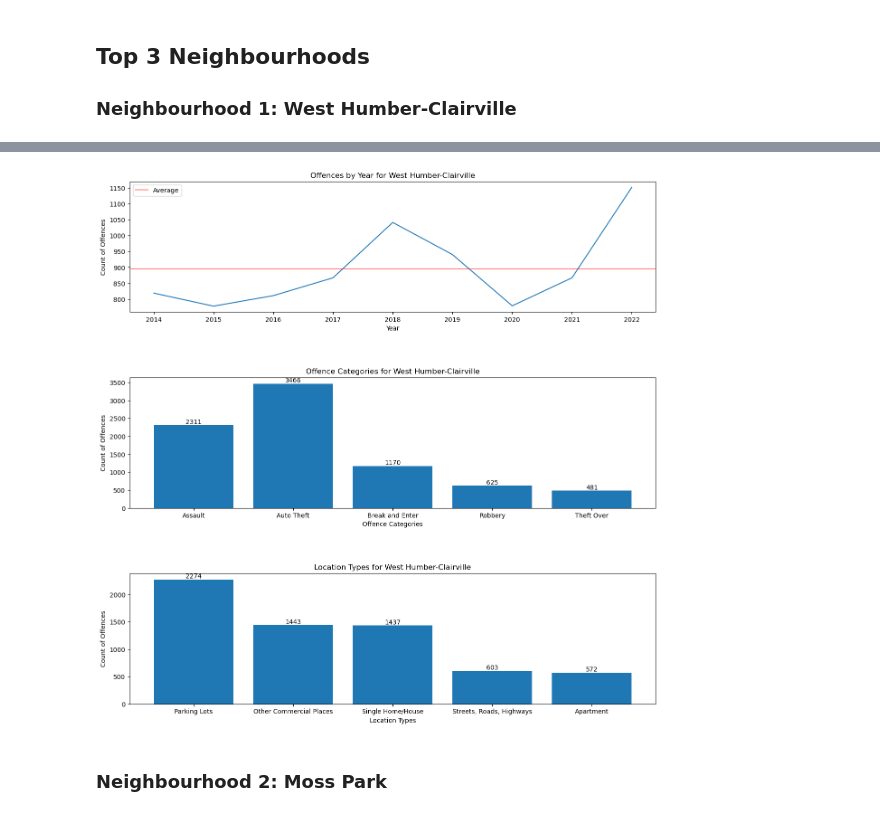
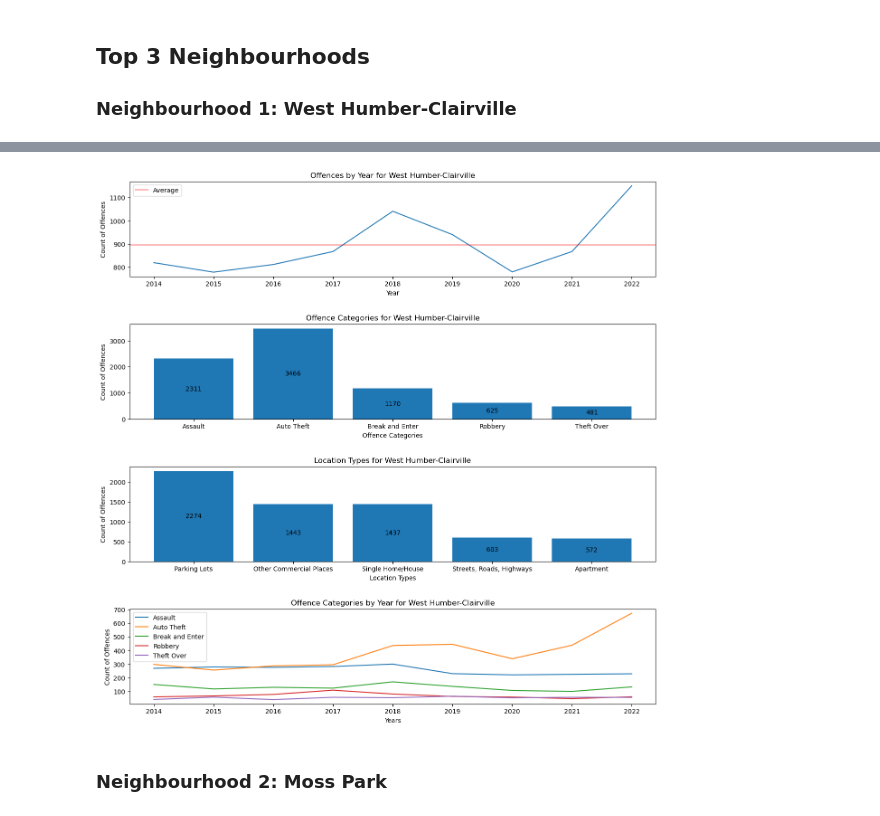
Before and after one commit to fannysigouin/project1, a Jupyter notebook: question_3/q3_all_years.ipynb, the cells around one changed output, grey strips where cells are left out. Cells and saved outputs as stored; diff of their text form; code cells hidden in the pictures.

Commit message:
working on q3 overall analysis of neighbourhoods

```diff
--- a/question_3/q3_all_years.ipynb
+++ b/question_3/q3_all_years.ipynb
@@ -196,10 +194,11 @@ renamed_locations = {'Other Commercial / Corporate Places (For Profit, Warehouse
 # %%
 #Define function to generate plot of MCI categories by year for each neighbourhood
 def hood_plots(df, hood):
-    #Set figure with 3 rows and 1 column to have 3 different plots
-    fig, ax = plt.subplots(nrows = 3, ncols = 1)
+    #Set figure with 3 rows and 1 column to have 4 different plots
+    fig, ax = plt.subplots(nrows = 4, ncols = 1)
     #Set figure size using rcParams (https://saturncloud.io/blog/understanding-and-troubleshooting-figsize-in-matplotlib/)
     plt.rcParams['figure.figsize'] = (15, 15)
+
     #First dataframe: offences by year
     #Group by year and get count of offences
     hood_year = df.groupby('OCC_YEAR', as_index = False)['MCI_CATEGORY'].count()
@@ -212,36 +211,59 @@ def hood_plots(df, hood):
     ax[0].set_xlabel('Year')
     ax[0].set_ylabel('Count of Offences')
     ax[0].legend(loc = 'best')
+
     #Second dataframe: offence categories
     #Group by MCI category and get the count of offences
     hood_category = df.groupby('MCI_CATEGORY')['EVENT_UNIQUE_ID'].count()
     #Create second plot ax[1], set title and axis labels and set bar labels to show counts on the plot
     category = ax[1].bar(hood_category.index, hood_category.values)
     ax[1].set_title(f'Offence Categories for {hood}')
     ax[1].set_xlabel('Offence Categories')
     ax[1].set_ylabel('Count of Offences')
-    ax[1].bar_label(category)
+    ax[1].bar_label(category, label_type = 'center')
+
     #Third dataframe: location types
     #Group by location type and get the count of offences
     hood_location = df.groupby('LOCATION_TYPE')['EVENT_UNIQUE_ID'].count()
     #Rename location types to be more readable and sort by descending values
     hood_location = hood_location.rename(renamed_locations).sort_values(ascending = False)
     #Get only the top 5 location types
     hood_location = hood_location.head(5)
     #Create third plot ax[2], set title and axis labels and set bar labels to show counts on the plot
     locations = ax[2].bar(hood_location.index, hood_location.values)
     ax[2].set_title(f'Location Types for {hood}')
     ax[2].set_xlabel('Location Types')
     ax[2].set_ylabel('Count of Offences')
-    ax[2].bar_label(locations)
+    ax[2].bar_label(locations, label_type = 'center')
+
+    #Fourth dataframe/plot: trend line of mci categories by year
+    #For each MCI category, isolate rows from neighbourhood dataframe that correspond with the category and group by year to get the count
+    hood_assault = df.loc[df['MCI_CATEGORY'] == 'Assault'].groupby('OCC_YEAR')['EVENT_UNIQUE_ID'].count()
+    hood_auto_theft = df.loc[df['MCI_CATEGORY'] == 'Auto Theft'].groupby('OCC_YEAR')['EVENT_UNIQUE_ID'].count()
+    hood_break_enter = df.loc[df['MCI_CATEGORY'] == 'Break and Enter'].groupby('OCC_YEAR')['EVENT_UNIQUE_ID'].count()
+    hood_robbery = df.loc[df['MCI_CATEGORY'] == 'Robbery'].groupby('OCC_YEAR')['EVENT_UNIQUE_ID'].count()
+    hood_theft_over = df.loc[df['MCI_CATEGORY'] == 'Theft Over'].groupby('OCC_YEAR')['EVENT_UNIQUE_ID'].count()
+    #Create 5 line plots for each MCI category on the same plot
+    ax[3].plot(hood_assault.index, hood_assault.values, label = 'Assault')
+    ax[3].plot(hood_auto_theft.index, hood_auto_theft.values, label = 'Auto Theft')
+    ax[3].plot(hood_break_enter.index, hood_break_enter.values, label = 'Break and Enter')
+    ax[3].plot(hood_robbery.index, hood_robbery.values, label = 'Robbery')
+    ax[3].plot(hood_theft_over.index, hood_theft_over.values, label = 'Theft Over')
+    #Set title, axis labels and legend
+    ax[3].set_title(f'Offence Categories by Year for {hood}')
+    ax[3].set_xlabel('Years')
+    ax[3].set_ylabel('Count of Offences')
+    ax[3].legend(loc = 'best')
+
     #Adjust space between subplots for readability
     plt.subplots_adjust(hspace = 0.5)
+    plt.savefig(f'../output/{hood}_plots.png')
     plt.show()
 
 #Call function for West Humber-Clairville
 hood_plots(whc_hood, 'West Humber-Clairville')
 # %% [output]
-[figure, old version]
+[figure, new version]
 # %% [markdown]
 ### Neighbourhood 2: Moss Park
 # %%
```
Also changed, not shown: parts of 20 cells of this notebook, 9 other files.
